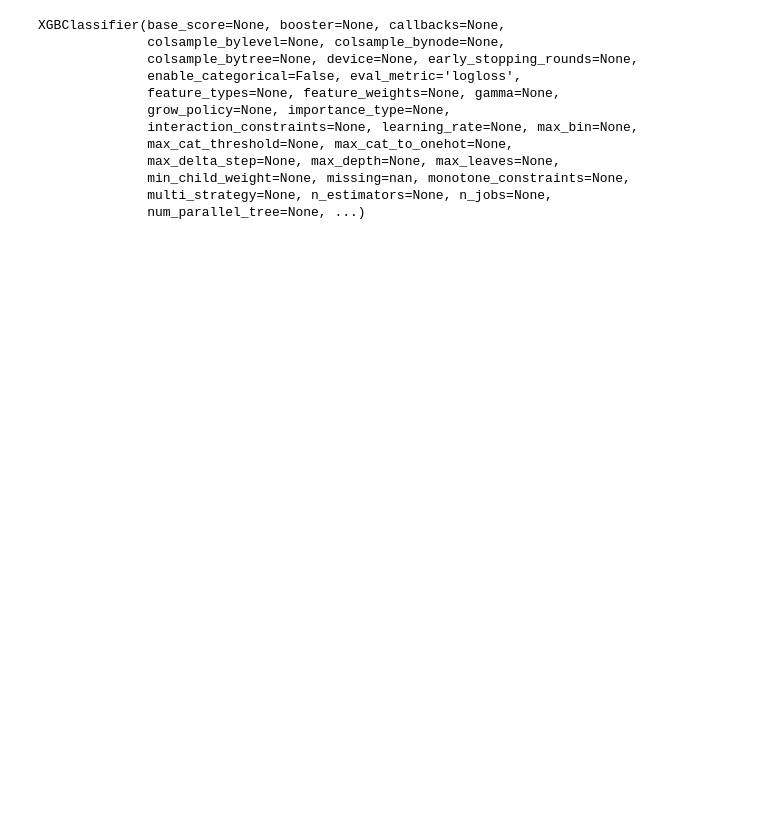
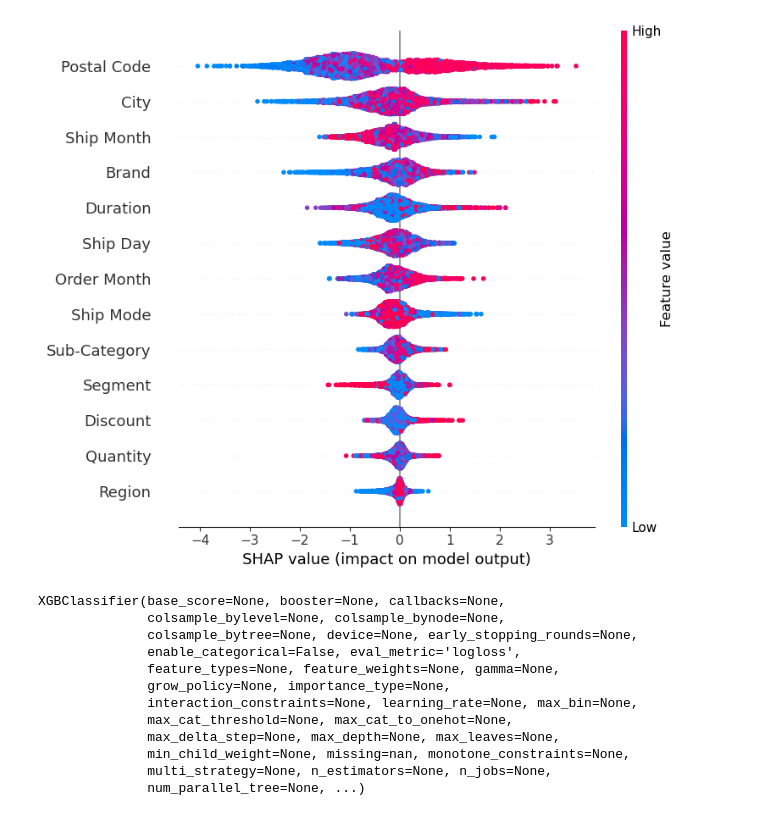
Before and after one commit to Sain-Kai/Return-Prediction-ML, a Jupyter notebook: Return prediction Logic.ipynb, the cells around one changed output. Drawn from its saved outputs; the diff is of its cells as text; code cells hidden in the pictures; blank space fills up the shorter version.

Commit message:
Version 1.3 SHAP implimentation to measure feature importance and added new features

```diff
--- a/Return prediction Logic.ipynb
+++ b/Return prediction Logic.ipynb
@@ -55 +78,12 @@ target.sample(4)
+# %%
+x1 = target.drop(columns=['Returned'])
+y = target['Returned']
+x_train,x_test,y_train,y_test = train_test_split(x1,y,test_size=0.2,random_state=42,stratify=y)
+XGB_test=XGBClassifier(eval_metric='logloss', random_state=42)
+XGB_test.fit(x_train,y_train)
+explainer = shap.TreeExplainer(XGB_test)
+shap_values = explainer.shap_values(x_train)
+shap.summary_plot(shap_values,x_train)
+# %% [output]
+[figure, added]
 # %%
```
Also changed, not shown: parts of 9 cells of this notebook.
